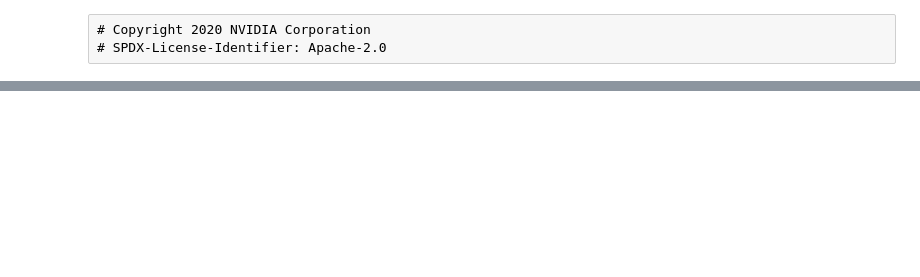
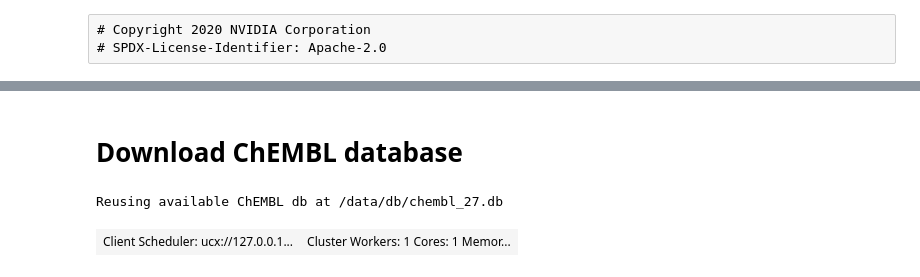
Before and after one commit to NVIDIA/cheminformatics, a Jupyter notebook: demo.ipynb, the cells around one changed output, grey strips where cells are left out. Saved outputs shown, nothing was run; the diff lists cells and outputs as text; code cells hidden in the pictures; blank space fills up the shorter version.

```diff
--- a/demo.ipynb
+++ b/demo.ipynb
@@ -323,0 +39,48 @@ Dash is running on http://0.0.0.0:5000/
+# %% [markdown]
+# Download ChEMBL database
+# %%
+data_dir = "/data/db"
+db_file = os.path.join(data_dir, 'chembl_27.db')
+
+if not os.path.exists(db_file):
+    print('Downloading ChEMBL db...')
+
+    os.makedirs(data_dir, exist_ok=True)
+    with closing(request.urlopen('ftp://ftp.ebi.ac.uk/pub/databases/chembl/ChEMBLdb/latest/chembl_27_sqlite.tar.gz')) as r:
+        with open(db_file, 'wb') as f:
+            shutil.copyfileobj(r, f)
+
+    print('Download completed')
+else:
+    print('Reusing available ChEMBL db at', db_file)
+# %% [output]
+Reusing available ChEMBL db at /data/db/chembl_27.db
+# %%
+enable_tcp_over_ucx = True
+enable_nvlink = False
+enable_infiniband = False
+
+n_clusters = 3
+n_neighbors=100
+pca_comps = 64
+
+COLORS = ["#406278", "#e32636", "#9966cc", "#cd9575", "#915c83", "#008000",
+          "#ff9966", "#848482", "#8a2be2", "#de5d83", "#800020", "#e97451",
+          "#5f9ea0", "#36454f", "#008b8b", "#e9692c", "#f0b98d", "#ef9708",
+          "#0fcfc0", "#9cded6", "#d5eae7", "#f3e1eb", "#f6c4e1", "#f79cd4"]
+
+# Please add or remove device ids that can be used
+# CUDA_VISIBLE_DEVICES=[0]
+CUDA_VISIBLE_DEVICES = cuda_visible_devices(0).split(',')
+
+cluster = LocalCUDACluster(protocol="ucx",
+                           dashboard_address=':9001',
+                           # TODO: automate visible device list
+                           CUDA_VISIBLE_DEVICES=CUDA_VISIBLE_DEVICES,
+                           enable_tcp_over_ucx=enable_tcp_over_ucx,
+                           enable_nvlink=enable_nvlink,
+                           enable_infiniband=enable_infiniband)
+client = Client(cluster)
+client
+# %% [output]
+| Client Scheduler: ucx://127.0.0.1... | Cluster Workers: 1 Cores: 1 Memor... |
```
Also changed, not shown: parts of 42 cells of this notebook, 1 other file.
